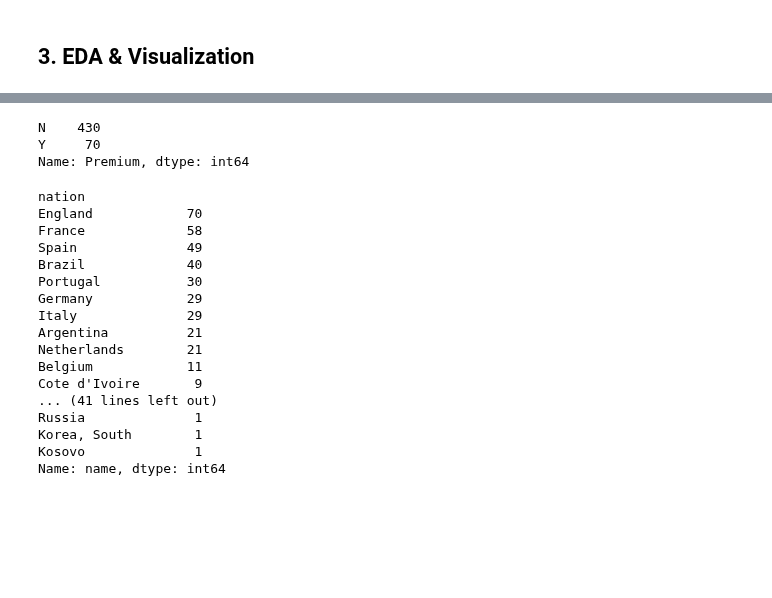
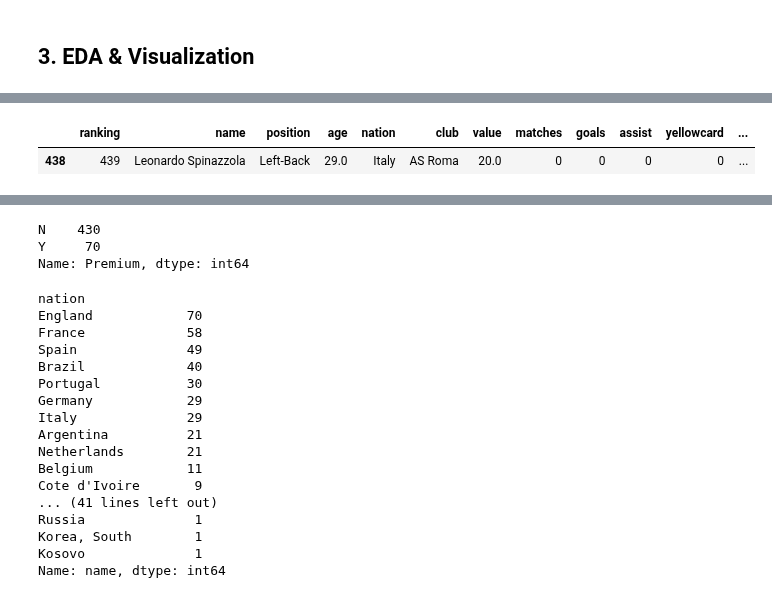
Before and after one commit to obilige/justone, a Jupyter notebook: FP_value/Football_Player.ipynb, the cells around one changed output, grey strips where cells are left out. Cells and saved outputs as stored; diff of their text form; code cells hidden in the pictures; blank space fills up the shorter version.

```diff
--- a/FP_value/Football_Player.ipynb
+++ b/FP_value/Football_Player.ipynb
@@ -597,6 +597,19 @@ data.describe()
 | 50% | 250.500000 | 25.000000 | 28.000000 | 31.000000 | 3.000000 | 3.000000 | 3.000000 | 0.000000 | 4.000000 | 8.000000 |
 | 75% | 375.250000 | 27.000000 | 40.000000 | 36.000000 | 7.000000 | 5.000000 | 6.000000 | 0.000000 | 9.000000 | 13.000000 |
 | max | 500.000000 | 37.000000 | 160.000000 | 49.000000 | 45.000000 | 22.000000 | 17.000000 | 2.000000 | 23.000000 | 30.000000 |
+# %%
+### 0 경기 뛰고 몸값이 탑 500안에 드는 선수가 있다고?
+# Leonardo Spinazzola
+# 이번에 이적한 선수인가?
+# 20/21 시즌까지 뛰고 이번 시즌에 부상
+# 19/20 시즌에 유벤투스에서 로마로 이적
+# 당시 이적료 29.5m 유로 / 현재 20.0으로 추정
+# 유로에서 좋은 모습을 보여 가치가 유지 중인 것으로 파악됨
+
+data[data['matches'] == 0]
+# %% [output]
+|  | ranking | name | position | age | nation | club | value | matches | goals | assist | yellowcard | ... |
+| 438 | 439 | Leonardo Spinazzola | Left-Back | 29.0 | Italy | AS Roma | 20.0 | 0 | 0 | 0 | 0 | ... |
 # %%
 ### 1. England Premium?
 premium = data
```
Also changed, not shown: parts of 6 cells of this notebook.
